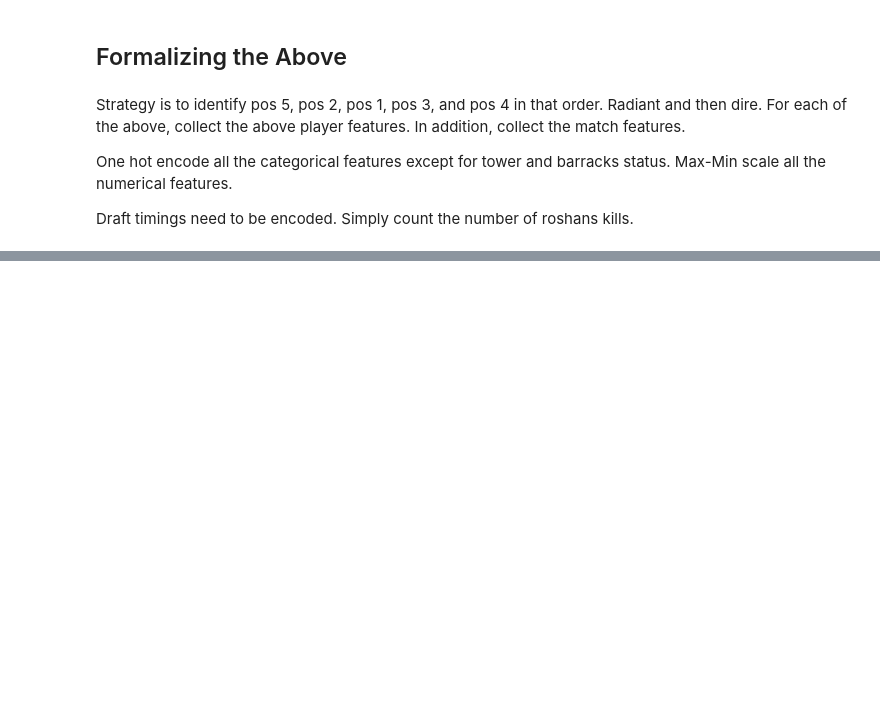
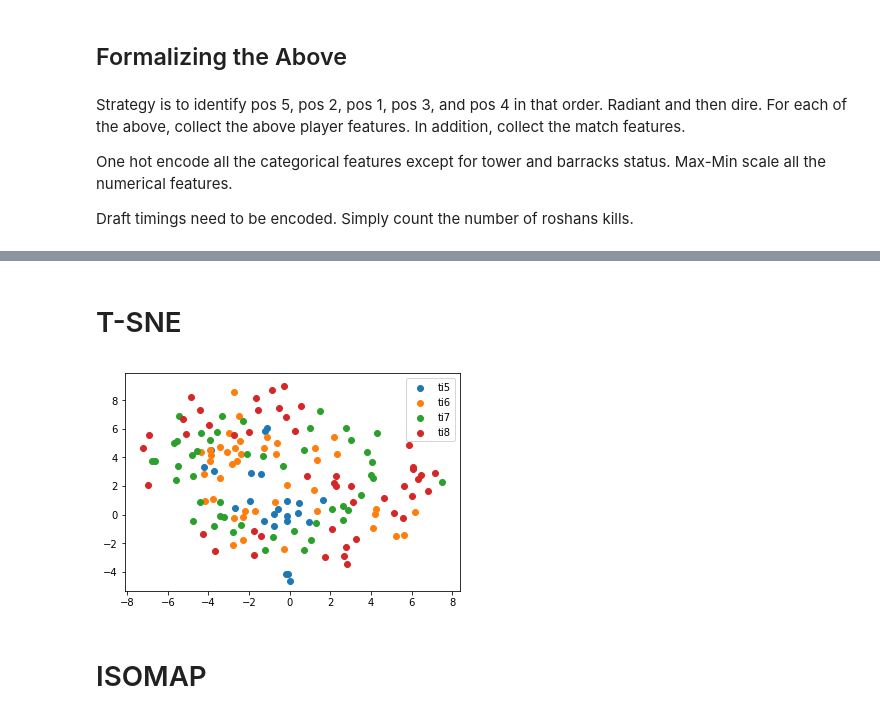
Before and after one commit to beelze-b/dota-TI-DR, a Jupyter notebook: FeatureEngineering.ipynb, the cells around one changed output, grey strips where cells are left out. Cells and saved outputs as stored; diff of their text form; code cells hidden in the pictures; blank space fills up the shorter version.

```diff
--- a/FeatureEngineering.ipynb
+++ b/FeatureEngineering.ipynb
@@ -200,0 +389,2 @@ match_players.remove(m)
+# %% [markdown]
+# T-SNE
@@ -200,0 +393,9 @@ match_players.remove(m)
+# %%
+tsne_model = manifold.TSNE()
+embedding_tsne = tsne_model.fit_transform(trans_df)
+# %%
+plot_embedding(embedding_tsne, 'viz/tsne.png')
+# %% [output]
+[figure, added]
+# %% [markdown]
+# ISOMAP
```
Also changed, not shown: parts of 77 cells of this notebook, 9 other files.
